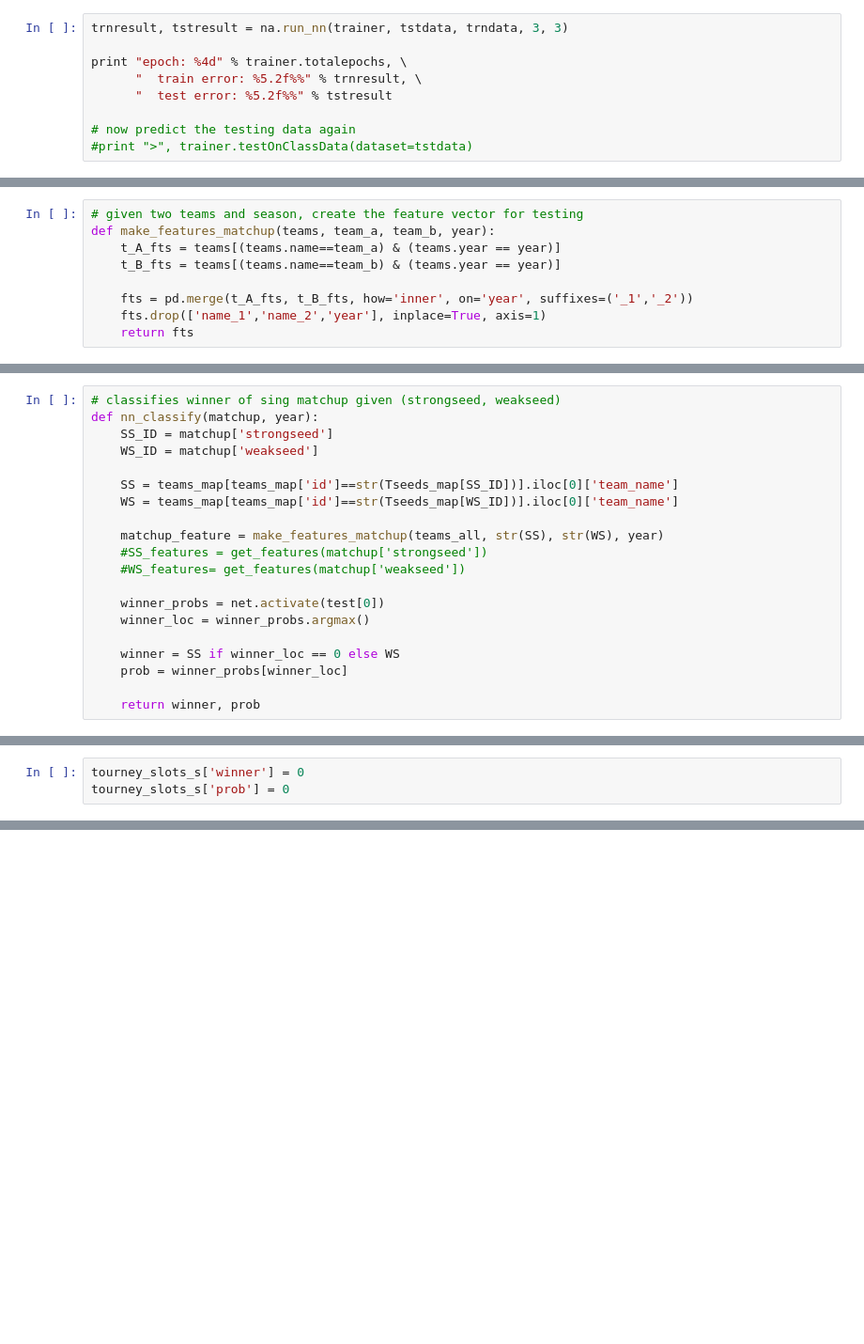
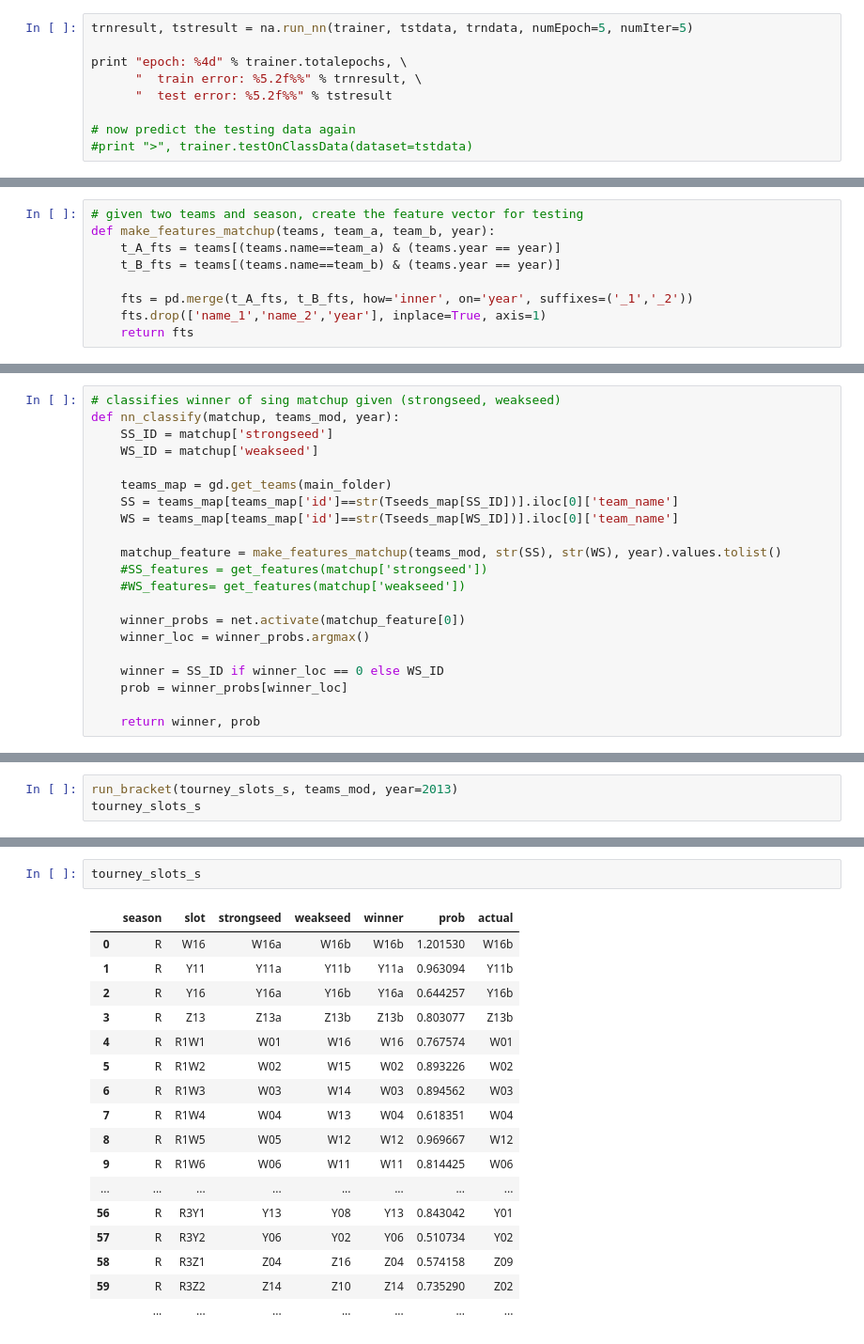
Before and after one commit to bpjsincl/marchmadness, a Jupyter notebook: ncaa_ann.ipynb, the cells around one changed output, grey strips where cells are left out. Shown at 94% size. Drawn from its saved outputs; the diff is of its cells as text; blank space fills up the shorter version.

Commit message:
ncaa_ann tournament bracket prediction 41%

```diff
--- a/ncaa_ann.ipynb
+++ b/ncaa_ann.ipynb
@@ -26,5 +22,5 @@ tstdata
 # %%
-trnresult, tstresult = na.run_nn(trainer, tstdata, trndata, 3, 3)
+trnresult, tstresult = na.run_nn(trainer, tstdata, trndata, numEpoch=5, numIter=5)
 
 print "epoch: %4d" % trainer.totalepochs, \
       "  train error: %5.2f%%" % trnresult, \
@@ -153,20 +140,21 @@ NN_data = tournament
 # %%
 # classifies winner of sing matchup given (strongseed, weakseed)
-def nn_classify(matchup, year):
+def nn_classify(matchup, teams_mod, year):
     SS_ID = matchup['strongseed']
     WS_ID = matchup['weakseed']
 
+    teams_map = gd.get_teams(main_folder)
     SS = teams_map[teams_map['id']==str(Tseeds_map[SS_ID])].iloc[0]['team_name']
     WS = teams_map[teams_map['id']==str(Tseeds_map[WS_ID])].iloc[0]['team_name']
 
-    matchup_feature = make_features_matchup(teams_all, str(SS), str(WS), year)
+    matchup_feature = make_features_matchup(teams_mod, str(SS), str(WS), year).values.tolist()
     #SS_features = get_features(matchup['strongseed'])
     #WS_features= get_features(matchup['weakseed'])
 
-    winner_probs = net.activate(test[0])
+    winner_probs = net.activate(matchup_feature[0])
     winner_loc = winner_probs.argmax()
 
-    winner = SS if winner_loc == 0 else WS
+    winner = SS_ID if winner_loc == 0 else WS_ID
     prob = winner_probs[winner_loc]
 
     return winner, prob
@@ -216,3 +178,0 @@ Name: 4, dtype: object
-# %%
-tourney_slots_s['winner'] = 0
-tourney_slots_s['prob'] = 0
@@ -247,0 +179,3 @@ winner_probs[winner_loc]
+# %%
+run_bracket(tourney_slots_s, teams_mod, year=2013)
+tourney_slots_s
@@ -247,0 +296,20 @@ winner_probs[winner_loc]
+# %%
+tourney_slots_s
+# %% [output]
+|  | season | slot | strongseed | weakseed | winner | prob | actual |
+| 0 | R | W16 | W16a | W16b | W16b | 1.201530 | W16b |
+| 1 | R | Y11 | Y11a | Y11b | Y11a | 0.963094 | Y11b |
+| 2 | R | Y16 | Y16a | Y16b | Y16a | 0.644257 | Y16b |
+| 3 | R | Z13 | Z13a | Z13b | Z13b | 0.803077 | Z13b |
+| 4 | R | R1W1 | W01 | W16 | W16 | 0.767574 | W01 |
+| 5 | R | R1W2 | W02 | W15 | W02 | 0.893226 | W02 |
+| 6 | R | R1W3 | W03 | W14 | W03 | 0.894562 | W03 |
+| 7 | R | R1W4 | W04 | W13 | W04 | 0.618351 | W04 |
+| 8 | R | R1W5 | W05 | W12 | W12 | 0.969667 | W12 |
+| 9 | R | R1W6 | W06 | W11 | W11 | 0.814425 | W06 |
+| ... | ... | ... | ... | ... | ... | ... | ... |
+| 56 | R | R3Y1 | Y13 | Y08 | Y13 | 0.843042 | Y01 |
+| 57 | R | R3Y2 | Y06 | Y02 | Y06 | 0.510734 | Y02 |
+| 58 | R | R3Z1 | Z04 | Z16 | Z04 | 0.574158 | Z09 |
+| 59 | R | R3Z2 | Z14 | Z10 | Z14 | 0.735290 | Z02 |
+|  | ... | ... | ... | ... | ... | ... | ... |
```
Also changed, not shown: parts of 23 cells of this notebook, 1 other file.
